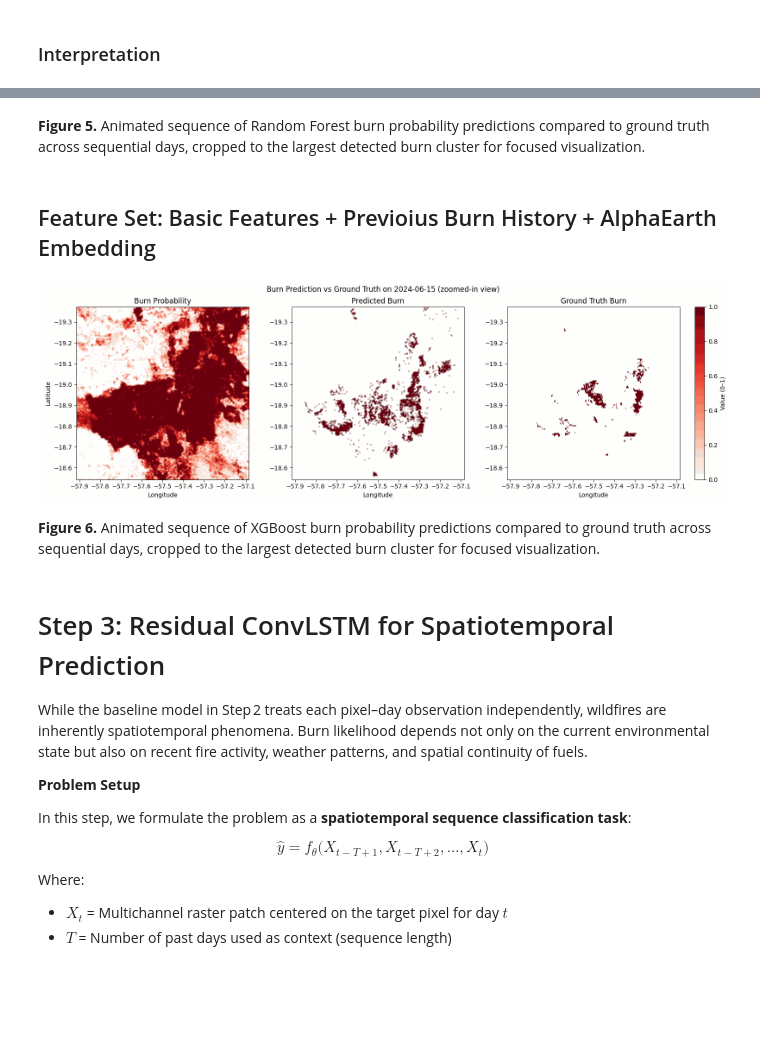
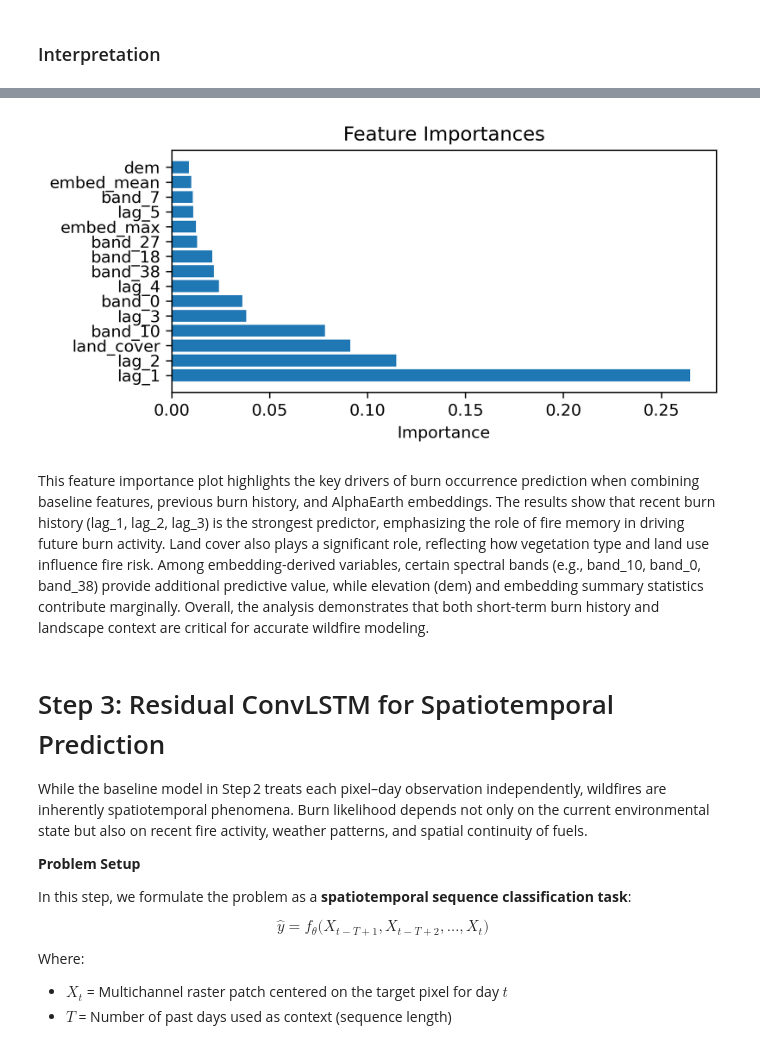
Before and after one commit to ddominguez2293/I_Guide_Team_2, a Jupyter notebook: 0.final_notebook_v3.ipynb, the cells around one changed output, grey strips where cells are left out. Saved outputs shown, nothing was run; the diff lists cells and outputs as text; code cells hidden in the pictures; blank space fills up the shorter version.

```diff
--- a/0.final_notebook_v3.ipynb
+++ b/0.final_notebook_v3.ipynb
@@ -108,0 +154,9 @@ Table 2. Baseline model performance comparison across three feature sets—Basic
+# %%
+# Model filename
+model_fname = MODELS_DIR / "xgboost_model_with_burn_embeddings.pkl"
+
+if os.path.exists(model_fname):
+    model = joblib.load(model_fname)
+    print("Model loaded successfully.")
+else:
+    print(f"Model file not found: {model_fname}")
@@ -141,13 +339,33 @@ Image(filename="/anvil/scratch/x-ddominguez/rf_with_burn_gif/rf_with_burn_predic
-# %% [markdown]
-**Figure 5.** Animated sequence of Random Forest burn probability predictions compared to ground truth across sequential days, cropped to the largest detected burn cluster for focused visualization.
-# %% [markdown]
-## Feature Set: Basic Features + Previoius Burn History + AlphaEarth Embedding
-# %%
-Image(filename="/anvil/scratch/x-ddominguez/XGB_embed_gif/xgb_burn_embed_prediction.gif")
-# %% [output]
-[figure, removed]
-# %% [markdown]
- **Figure 6.** Animated sequence of XGBoost burn probability predictions compared to ground truth across sequential days, cropped to the largest detected burn cluster for focused visualization.
+# %%
+data = pd.read_parquet(TRAIN_DIR / "training_whole.parquet")#data = data[~data.index.get_level_values("doy").isin(test_doys)]
+basic_cols = ['lon', 'lat', 'land_cover', 'dem', 't2m', 'd2m', 'u10', 'v10', 'tp', 'swvl1', 'sp']
+burn_cols = ['lag_1', 'lag_2', 'lag_3', 'lag_4', 'lag_5']
+embed_cols = data.columns[data.columns.str.contains("band|embed")].to_list()
+target = "burn"
+cols = basic_cols+burn_cols+embed_cols
+# %%
+model = model
+# Compute feature importances
+feature_importances = pd.Series(
+    model.feature_importances_,
+    index=cols
+).sort_values(ascending=True)  # ascending=True for better horizontal plot
+
+feature_imp = pd.DataFrame(data={"Features":feature_importances.index, "Importance":feature_importances.values})
+feature_imp = feature_imp.sort_values("Importance", ascending=False).head(17)
+feature_imp = feature_imp[~feature_imp["Features"].isin(["lat", "lon"])]
+
+# Plot
+plt.figure(figsize=(6,3),dpi=300)
+plt.barh(feature_imp["Features"], feature_imp["Importance"])
+plt.xlabel("Importance")
+plt.title("Feature Importances")
+plt.tight_layout()
+plt.show()
+# %% [output]
+[figure, added]
+# %% [markdown]
+This feature importance plot highlights the key drivers of burn occurrence prediction when combining baseline features, previous burn history, and AlphaEarth embeddings. The results show that recent burn history (lag_1, lag_2, lag_3) is the strongest predictor, emphasizing the role of fire memory in driving future burn activity. Land cover also plays a significant role, reflecting how vegetation type and land use influence fire risk. Among embedding-derived variables, certain spectral bands (e.g., band_10, band_0, band_38) provide additional predictive value, while elevation (dem) and embedding summary statistics contribute marginally. Overall, the analysis demonstrates that both short-term burn history and landscape context are critical for accurate wildfire modeling.
 # %% [markdown]
 # Step 3: Residual ConvLSTM for Spatiotemporal Prediction
 
```
Also changed, not shown: parts of 36 cells of this notebook.
